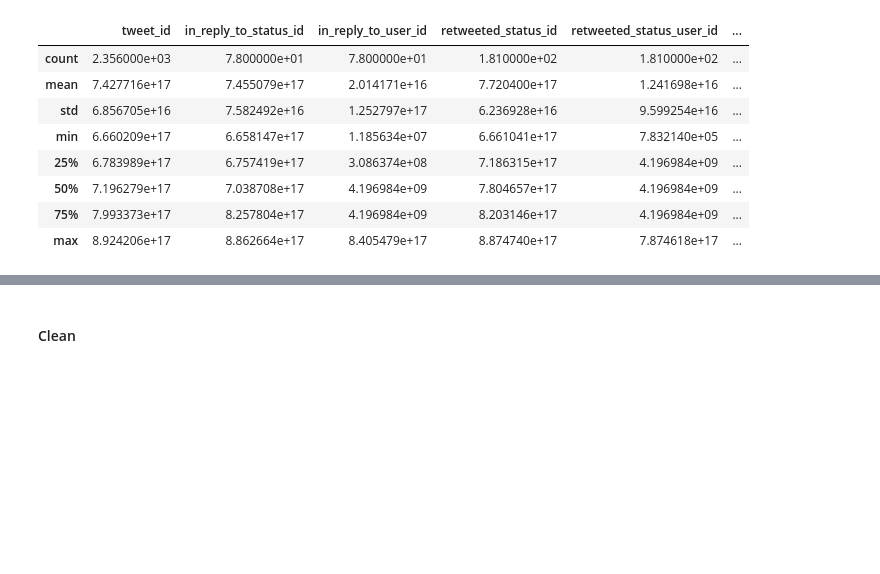
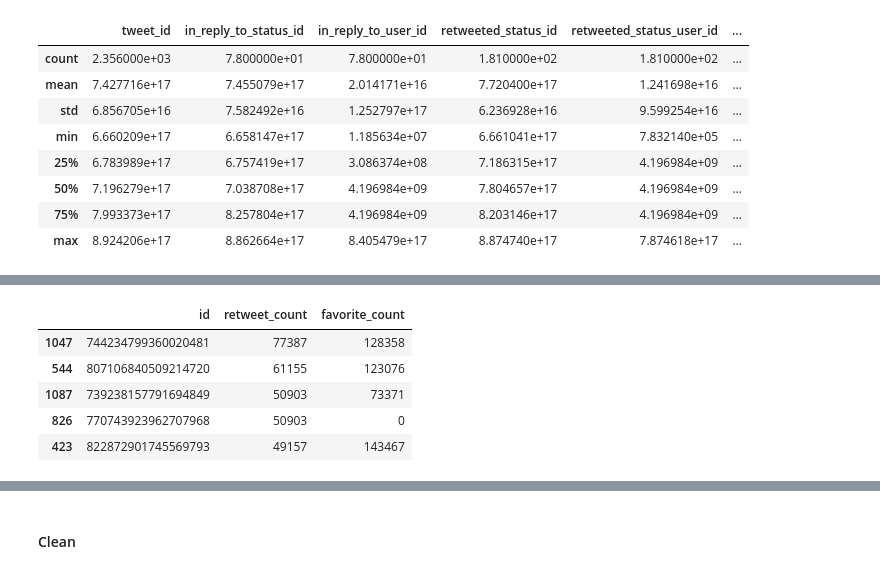
Before and after one commit to freena22/We-Rate-Dogs-Data-Wrangling-Project, a Jupyter notebook: WeRateDogs_Data_Wrangling_Project.ipynb, the cells around one changed output, grey strips where cells are left out. Drawn from its saved outputs; the diff is of its cells as text; code cells hidden in the pictures; blank space fills up the shorter version.

```diff
--- a/WeRateDogs_Data_Wrangling_Project.ipynb
+++ b/WeRateDogs_Data_Wrangling_Project.ipynb
@@ -204,0 +324,10 @@ image_predictions.head()
+# %%
+tweet_data.sort_values(['retweet_count'], ascending= 0)[0:5]
+# Top 5 retweet_count records
+# %% [output]
+|  | id | retweet_count | favorite_count |
+| 1047 | 744234799360020481 | 77387 | 128358 |
+| 544 | 807106840509214720 | 61155 | 123076 |
+| 1087 | 739238157791694849 | 50903 | 73371 |
+| 826 | 770743923962707968 | 50903 | 0 |
+| 423 | 822872901745569793 | 49157 | 143467 |
```
Also changed, not shown: parts of 30 cells of this notebook.
